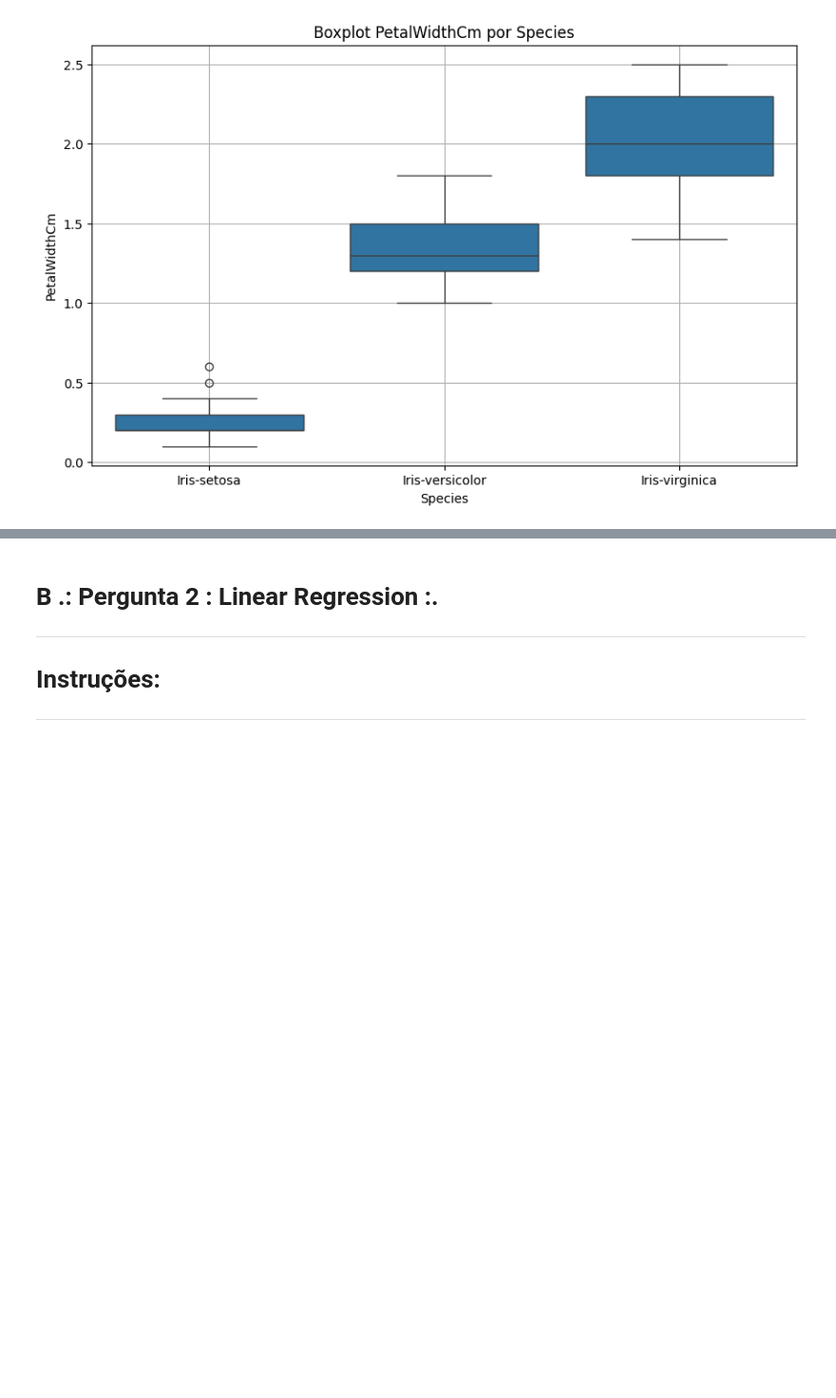
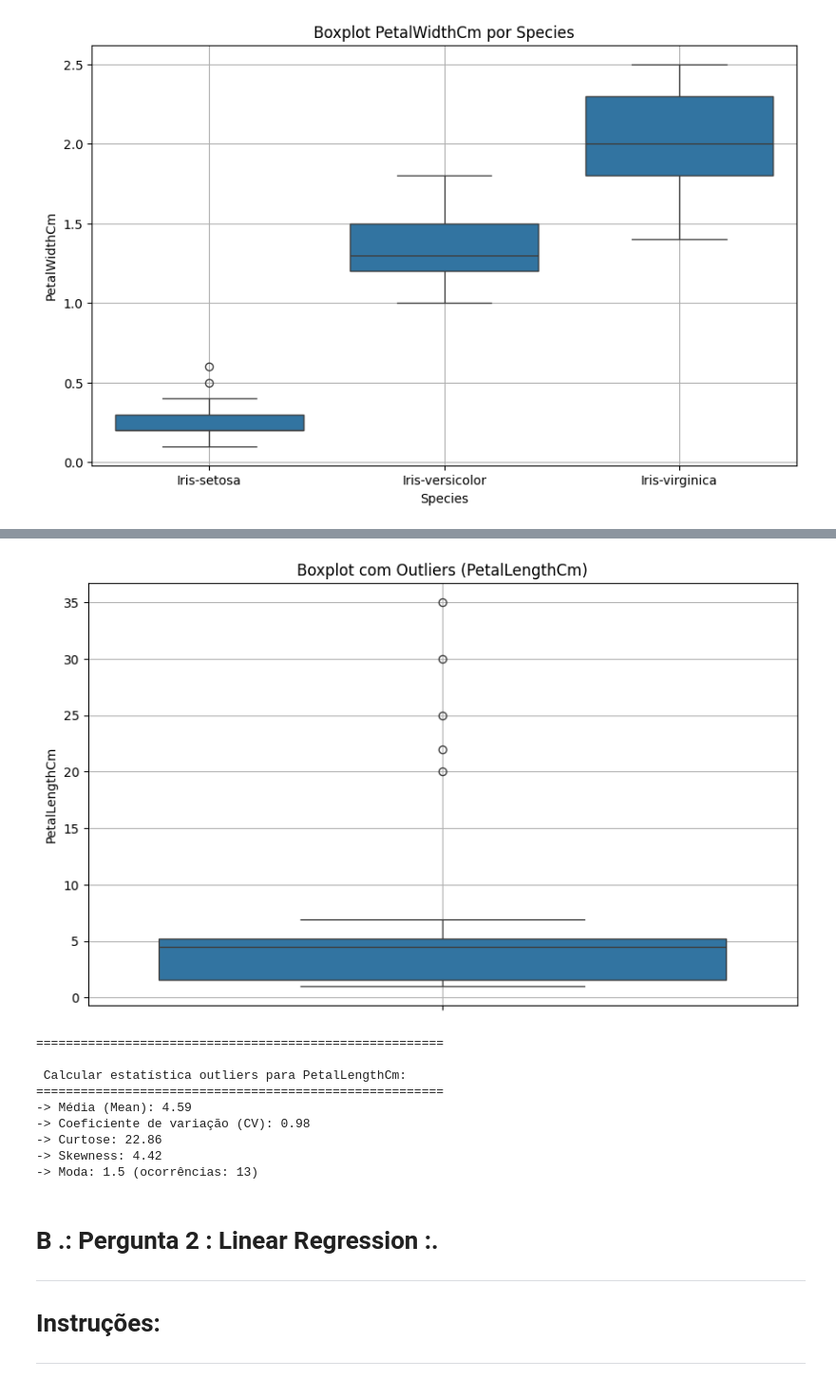
Before and after one commit to jeojildo/fundamentos-int-comp-ciencia-dados, a Jupyter notebook: Atividade_2_1_Linear_Regression_and_Metrics.ipynb, the cells around one changed output, grey strips where cells are left out. Shown at 95% size. Saved outputs shown, nothing was run; the diff lists cells and outputs as text; code cells hidden in the pictures; blank space fills up the shorter version.

```diff
--- a/Atividade_2_1_Linear_Regression_and_Metrics.ipynb
+++ b/Atividade_2_1_Linear_Regression_and_Metrics.ipynb
@@ -125,3 +186,43 @@ plt.show()
+# %%
+# Adicionar outliers
+df_outlier = df.copy()
+df_outlier.loc[0:4, 'PetalLengthCm'] = [20, 22, 25, 30, 35]  # valores extremos
+
+# Boxplot
+plt.figure(figsize=(10, 6))
+sns.boxplot(y=df_outlier['PetalLengthCm'])
+plt.title('Boxplot com Outliers (PetalLengthCm)')
+plt.grid(True)
+plt.show()
+
+# Calcular estatísticas outliers
+data_out = df_outlier['PetalLengthCm']
+mean_out = data_out.mean()
+std_out = data_out.std()
+cv_out = std_out / mean_out
+kurt_out = kurtosis(data_out)
+skew_out = skew(data_out)
+moda_out = mode(data_out, keepdims=False)
+
+print("=======================================================")
+print(f"\n Calcular estatística outliers para PetalLengthCm:")
+print("=======================================================")
+print(f"-> Média (Mean): {mean_out:.2f}")
+print(f"-> Coeficiente de variação (CV): {cv_out:.2f}")
+print(f"-> Curtose: {kurt_out:.2f}")
+print(f"-> Skewness: {skew_out:.2f}")
+print(f"-> Moda: {moda_out.mode} (ocorrências: {moda_out.count})")
+# %% [output]
+[figure, added]
+=======================================================
+
+ Calcular estatística outliers para PetalLengthCm:
+=======================================================
+-> Média (Mean): 4.59
+-> Coeficiente de variação (CV): 0.98
+-> Curtose: 22.86
+-> Skewness: 4.42
+-> Moda: 1.5 (ocorrências: 13)
 # %% [markdown]
 # B .: Pergunta 2 : Linear Regression :.
 
```
Also changed, not shown: parts of 1 cell of this notebook.
